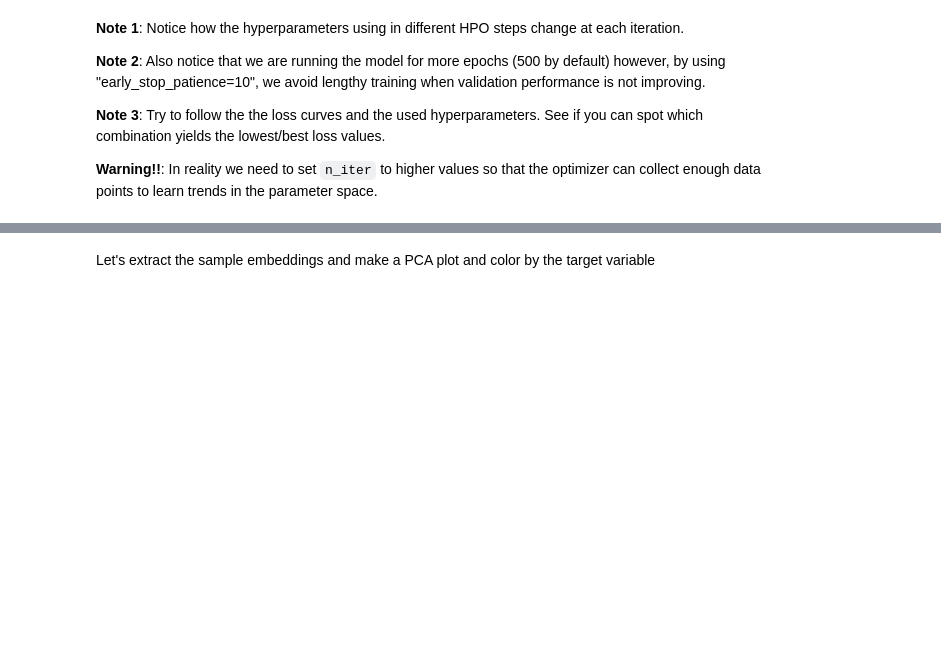
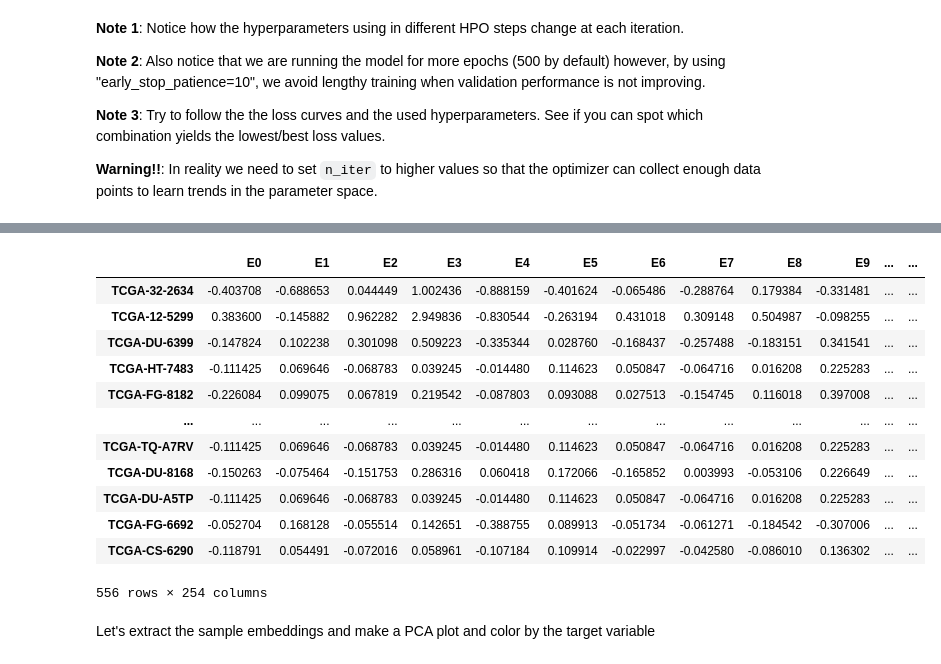
Before and after one commit to theSamurai1997/compgen_course_2025_module3_my_session, a Jupyter notebook: submissions/day2/day2_hw_lgg_gbm.ipynb, the cells around one changed output, grey strips where cells are left out. Saved outputs shown, nothing was run; the diff lists cells and outputs as text; code cells hidden in the pictures; blank space fills up the shorter version.

```diff
--- a/submissions/day2/day2_hw_lgg_gbm.ipynb
+++ b/submissions/day2/day2_hw_lgg_gbm.ipynb
@@ -638,3 +659,21 @@ flexynesis.evaluate_wrapper(method = 'DirectPred', y_pred_dict=model.predict(tes
+# %%
+train_dataset.ann['STUDY']
+train_embeddings = model.transform(train_dataset)
+train_embeddings
+# %% [output]
+|  | E0 | E1 | E2 | E3 | E4 | E5 | E6 | E7 | E8 | E9 | ... | ... |
+| TCGA-32-2634 | -0.403708 | -0.688653 | 0.044449 | 1.002436 | -0.888159 | -0.401624 | -0.065486 | -0.288764 | 0.179384 | -0.331481 | ... | ... |
+| TCGA-12-5299 | 0.383600 | -0.145882 | 0.962282 | 2.949836 | -0.830544 | -0.263194 | 0.431018 | 0.309148 | 0.504987 | -0.098255 | ... | ... |
+| TCGA-DU-6399 | -0.147824 | 0.102238 | 0.301098 | 0.509223 | -0.335344 | 0.028760 | -0.168437 | -0.257488 | -0.183151 | 0.341541 | ... | ... |
+| TCGA-HT-7483 | -0.111425 | 0.069646 | -0.068783 | 0.039245 | -0.014480 | 0.114623 | 0.050847 | -0.064716 | 0.016208 | 0.225283 | ... | ... |
+| TCGA-FG-8182 | -0.226084 | 0.099075 | 0.067819 | 0.219542 | -0.087803 | 0.093088 | 0.027513 | -0.154745 | 0.116018 | 0.397008 | ... | ... |
+| ... | ... | ... | ... | ... | ... | ... | ... | ... | ... | ... | ... | ... |
+| TCGA-TQ-A7RV | -0.111425 | 0.069646 | -0.068783 | 0.039245 | -0.014480 | 0.114623 | 0.050847 | -0.064716 | 0.016208 | 0.225283 | ... | ... |
+| TCGA-DU-8168 | -0.150263 | -0.075464 | -0.151753 | 0.286316 | 0.060418 | 0.172066 | -0.165852 | 0.003993 | -0.053106 | 0.226649 | ... | ... |
+| TCGA-DU-A5TP | -0.111425 | 0.069646 | -0.068783 | 0.039245 | -0.014480 | 0.114623 | 0.050847 | -0.064716 | 0.016208 | 0.225283 | ... | ... |
+| TCGA-FG-6692 | -0.052704 | 0.168128 | -0.055514 | 0.142651 | -0.388755 | 0.089913 | -0.051734 | -0.061271 | -0.184542 | -0.307006 | ... | ... |
+| TCGA-CS-6290 | -0.118791 | 0.054491 | -0.072016 | 0.058961 | -0.107184 | 0.109914 | -0.022997 | -0.042580 | -0.086010 | 0.136302 | ... | ... |
+556 rows × 254 columns
 # %% [markdown]
 Let's extract the sample embeddings and make a PCA plot and color by the target variable
 # %%
```
Also changed, not shown: parts of 24 cells of this notebook.
